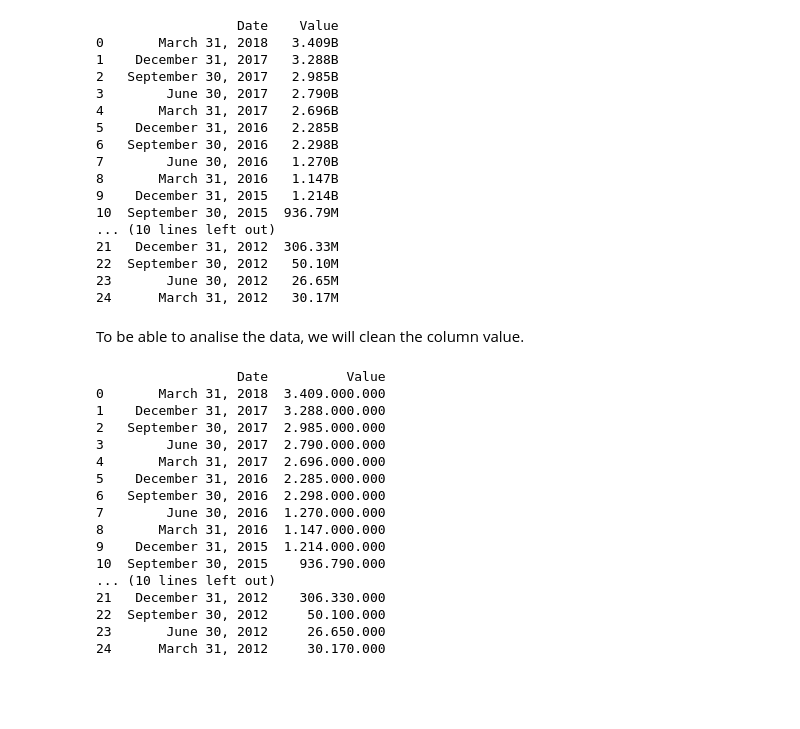
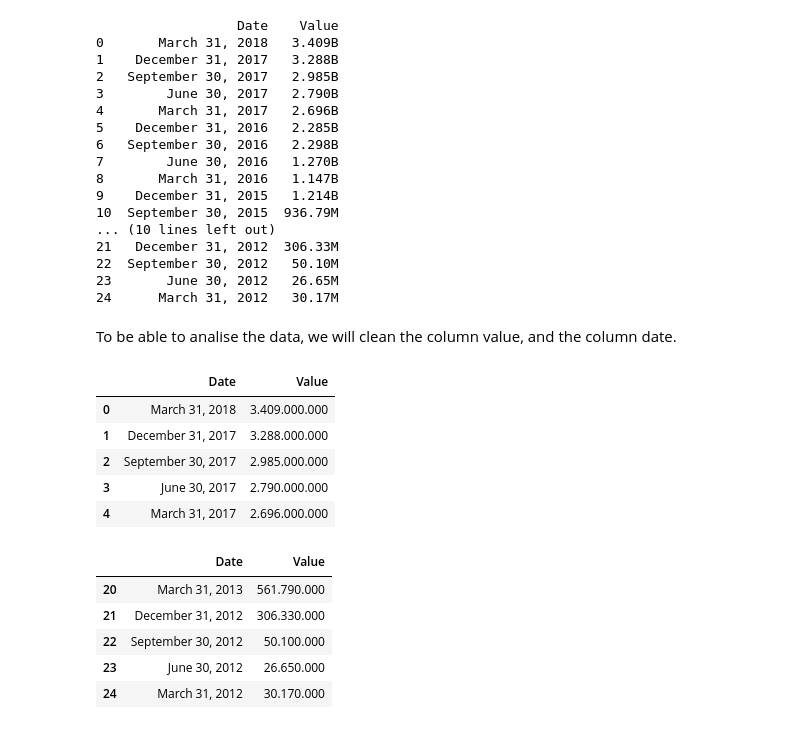
Before and after one commit to GuillePrograma94/web-scraping-exercise, a Jupyter notebook: src/explore.es.ipynb, the cells around one changed output. Drawn from its saved outputs; the diff is of its cells as text; code cells hidden in the pictures; blank space fills up the shorter version.

```diff
--- a/src/explore.es.ipynb
+++ b/src/explore.es.ipynb
@@ -132,7 +133,7 @@ print(df)
 23       June 30, 2012   26.65M
 24      March 31, 2012   30.17M
 # %% [markdown]
-To be able to analise the data, we will clean the column value.
+To be able to analise the data, we will clean the column value, and the column date.
 # %%
 # Function to convert the values to the real number.
 def convert_to_number(value):
@@ -148,23 +149,21 @@ df['Value'] = df['Value'].apply(convert_to_number)
 
 # We check the function edited the information correctly.
 df['Value'] = df['Value'].apply(lambda x: f"{x:,.0f}".replace(",", ".")) # Set pandas to display floats without scientific notation and replace , for .
-
-print(df)
-# %% [output]
-                  Date          Value
-0       March 31, 2018  3.409.000.000
-1    December 31, 2017  3.288.000.000
-2   September 30, 2017  2.985.000.000
-3        June 30, 2017  2.790.000.000
-4       March 31, 2017  2.696.000.000
-5    December 31, 2016  2.285.000.000
-6   September 30, 2016  2.298.000.000
-7        June 30, 2016  1.270.000.000
-8       March 31, 2016  1.147.000.000
-9    December 31, 2015  1.214.000.000
-10  September 30, 2015    936.790.000
-... (10 lines left out)
-21   December 31, 2012    306.330.000
-22  September 30, 2012     50.100.000
-23       June 30, 2012     26.650.000
-24      March 31, 2012     30.170.000
+# %%
+df.head()
+# %% [output]
+|  | Date | Value |
+| 0 | March 31, 2018 | 3.409.000.000 |
+| 1 | December 31, 2017 | 3.288.000.000 |
+| 2 | September 30, 2017 | 2.985.000.000 |
+| 3 | June 30, 2017 | 2.790.000.000 |
+| 4 | March 31, 2017 | 2.696.000.000 |
+# %%
+df.tail()
+# %% [output]
+|  | Date | Value |
+| 20 | March 31, 2013 | 561.790.000 |
+| 21 | December 31, 2012 | 306.330.000 |
+| 22 | September 30, 2012 | 50.100.000 |
+| 23 | June 30, 2012 | 26.650.000 |
+| 24 | March 31, 2012 | 30.170.000 |
```
Also changed, not shown: parts of 8 cells of this notebook.
